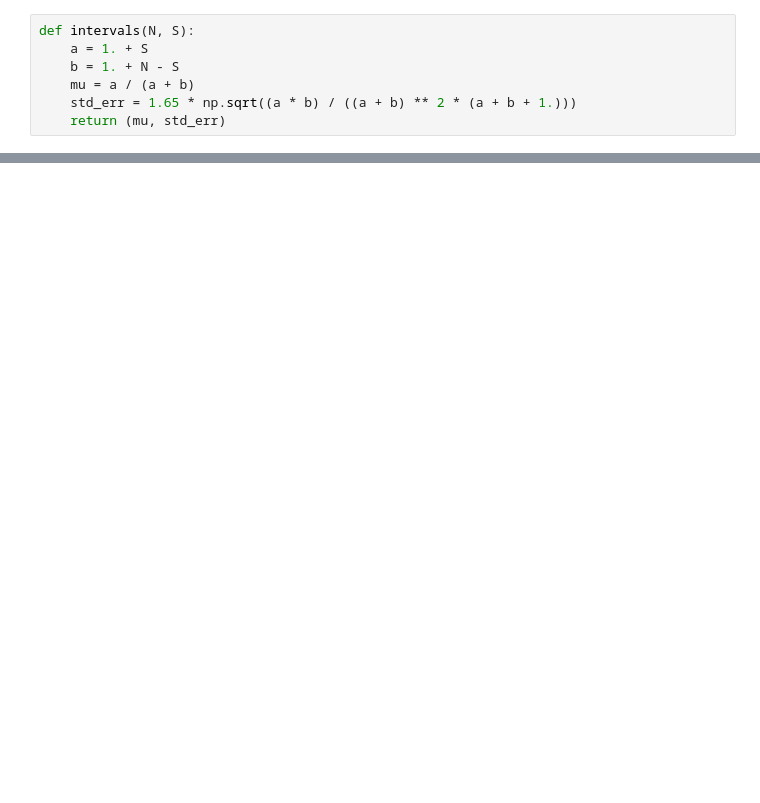
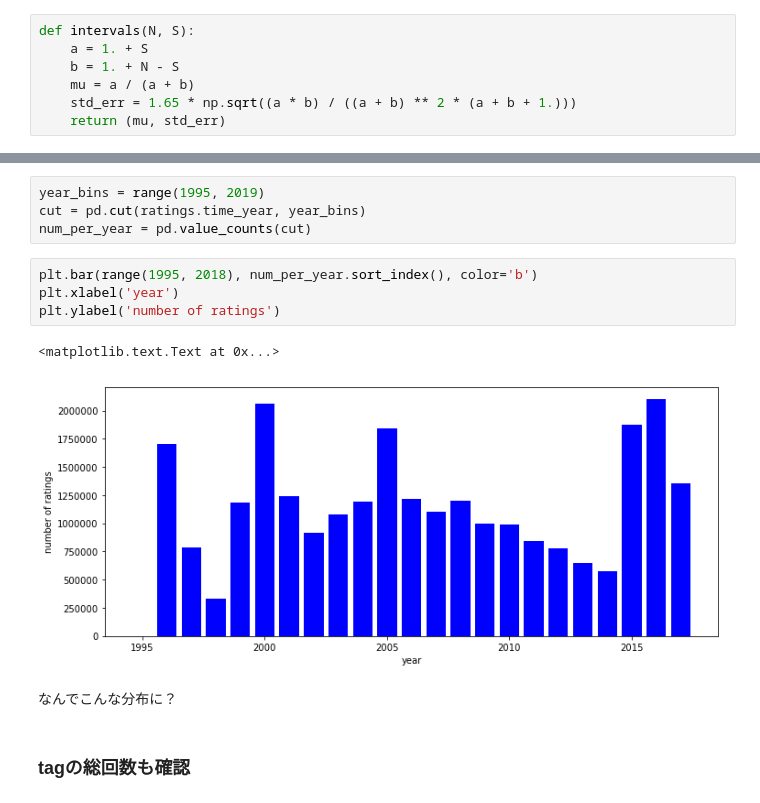
Before and after one commit to gci-team4/movie_yoshida, a Jupyter notebook: MovieLens.ipynb, the cells around one changed output, grey strips where cells are left out. Saved outputs shown, nothing was run; the diff lists cells and outputs as text; blank space fills up the shorter version.

```diff
--- a/MovieLens.ipynb
+++ b/MovieLens.ipynb
@@ -313,0 +470,15 @@ def intervals(N, S):
+# %%
+year_bins = range(1995, 2019)
+cut = pd.cut(ratings.time_year, year_bins)
+num_per_year = pd.value_counts(cut)
+# %%
+plt.bar(range(1995, 2018), num_per_year.sort_index(), color='b')
+plt.xlabel('year')
+plt.ylabel('number of ratings')
+# %% [output]
+<matplotlib.text.Text at 0x...>
+[figure, added]
+# %% [markdown]
+なんでこんな分布に？
+# %% [markdown]
+### tagの総回数も確認
```
Also changed, not shown: parts of 63 cells of this notebook, 1 other file.
